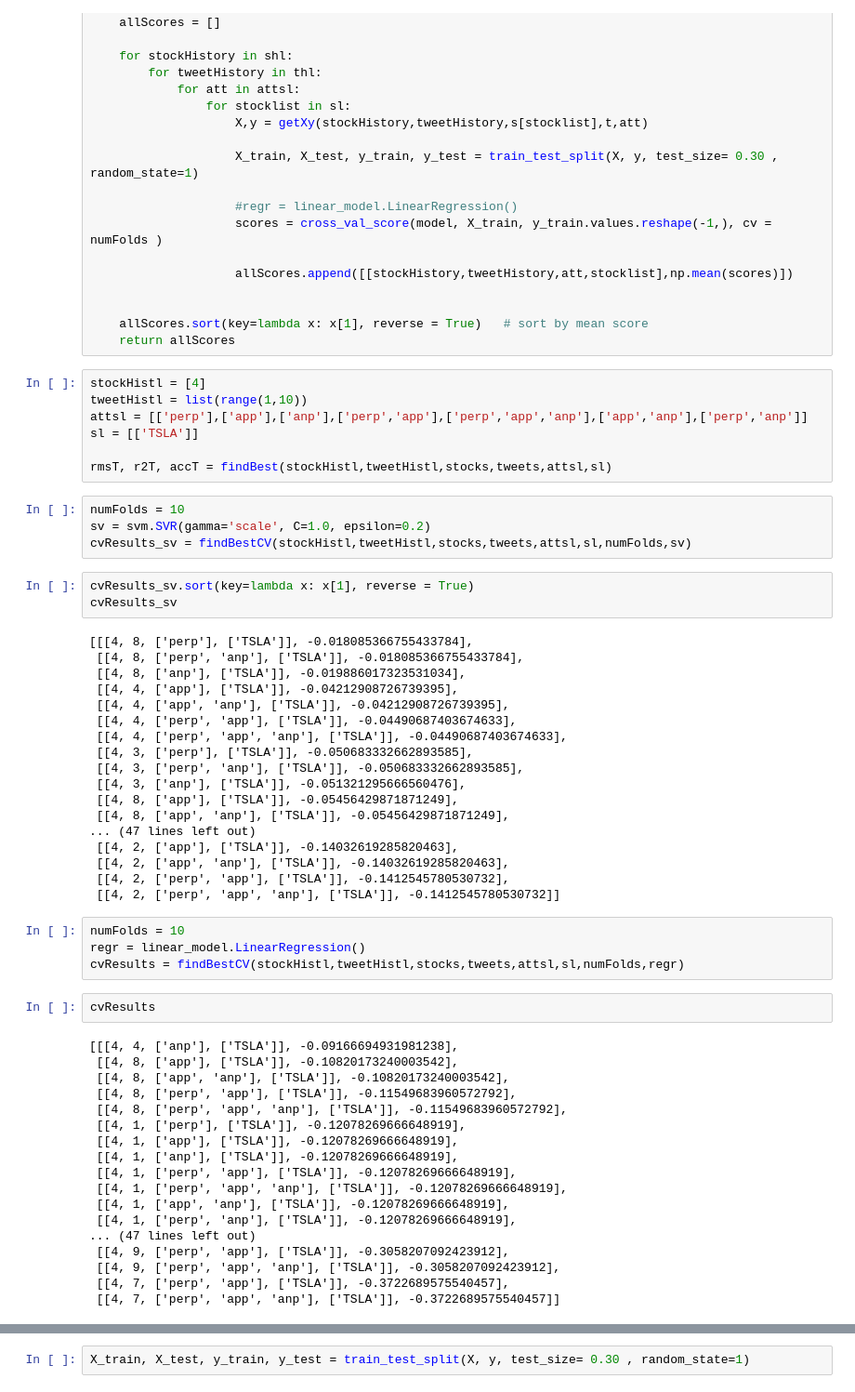
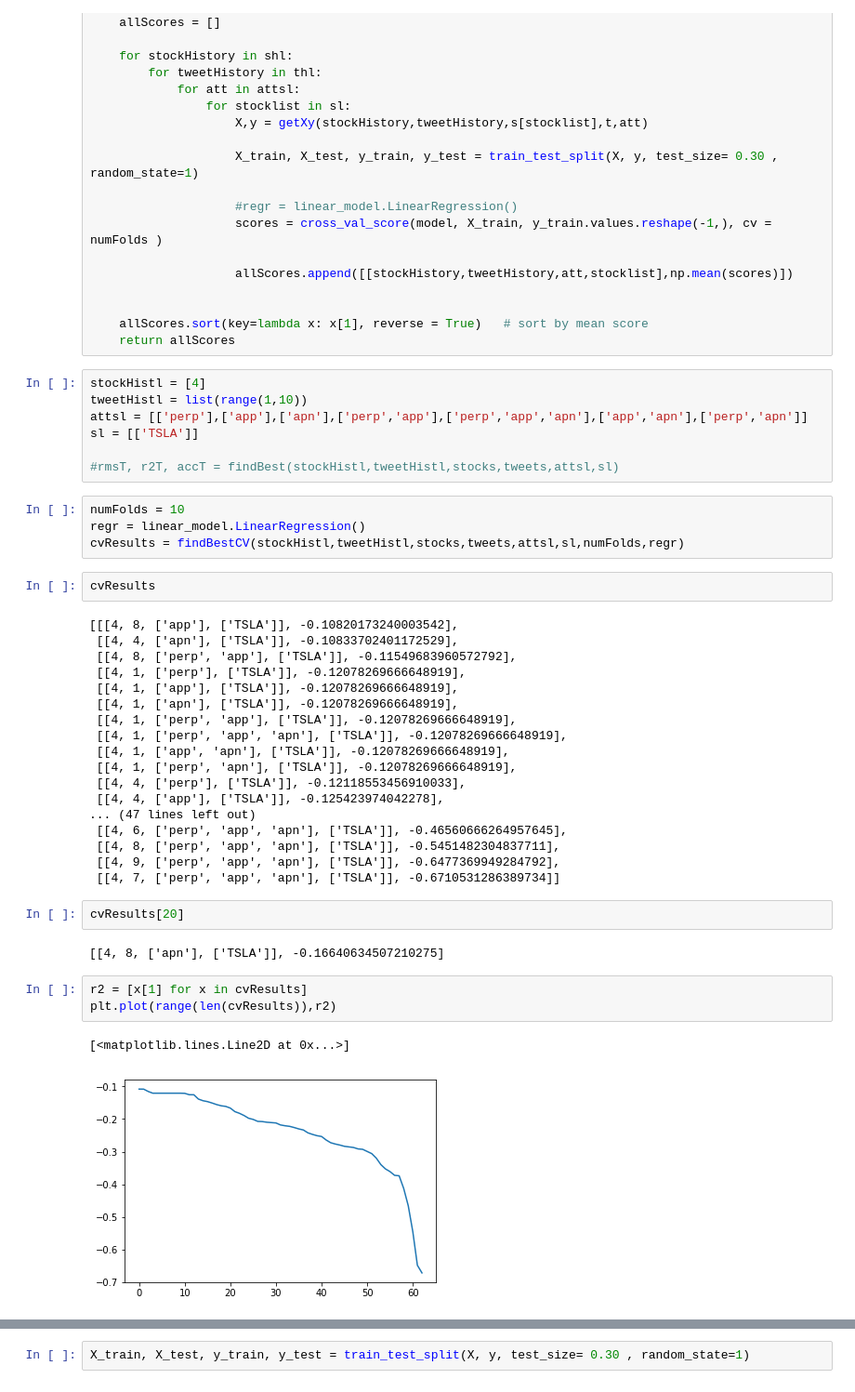
Before and after one commit to nicwigs/482, a Jupyter notebook: project/effectsOfTwitterOnlymodel.ipynb, the cells around one changed output, grey strips where cells are left out. Shown at 93% size. Saved outputs shown, nothing was run; the diff lists cells and outputs as text.

```diff
--- a/project/effectsOfTwitterOnlymodel.ipynb
+++ b/project/effectsOfTwitterOnlymodel.ipynb
@@ -249,35 +220,10 @@ def findBestCV(shl,thl,s,t,attsl,sl,numFolds, model):
 # %%
 stockHistl = [4]
 tweetHistl = list(range(1,10))
-attsl = [['perp'],['app'],['anp'],['perp','app'],['perp','app','anp'],['app','anp'],['perp','anp']]
+attsl = [['perp'],['app'],['apn'],['perp','app'],['perp','app','apn'],['app','apn'],['perp','apn']]
 sl = [['TSLA']]
 
-rmsT, r2T, accT = findBest(stockHistl,tweetHistl,stocks,tweets,attsl,sl)
+#rmsT, r2T, accT = findBest(stockHistl,tweetHistl,stocks,tweets,attsl,sl)
-# %%
-numFolds = 10
-sv = svm.SVR(gamma='scale', C=1.0, epsilon=0.2)
-cvResults_sv = findBestCV(stockHistl,tweetHistl,stocks,tweets,attsl,sl,numFolds,sv)
-# %%
-cvResults_sv.sort(key=lambda x: x[1], reverse = True)
-cvResults_sv
-# %% [output]
-[[[4, 8, ['perp'], ['TSLA']], -0.018085366755433784],
- [[4, 8, ['perp', 'anp'], ['TSLA']], -0.018085366755433784],
- [[4, 8, ['anp'], ['TSLA']], -0.019886017323531034],
- [[4, 4, ['app'], ['TSLA']], -0.04212908726739395],
- [[4, 4, ['app', 'anp'], ['TSLA']], -0.04212908726739395],
- [[4, 4, ['perp', 'app'], ['TSLA']], -0.04490687403674633],
- [[4, 4, ['perp', 'app', 'anp'], ['TSLA']], -0.04490687403674633],
- [[4, 3, ['perp'], ['TSLA']], -0.050683332662893585],
- [[4, 3, ['perp', 'anp'], ['TSLA']], -0.050683332662893585],
- [[4, 3, ['anp'], ['TSLA']], -0.051321295666560476],
- [[4, 8, ['app'], ['TSLA']], -0.05456429871871249],
- [[4, 8, ['app', 'anp'], ['TSLA']], -0.05456429871871249],
-... (47 lines left out)
- [[4, 2, ['app'], ['TSLA']], -0.14032619285820463],
- [[4, 2, ['app', 'anp'], ['TSLA']], -0.14032619285820463],
- [[4, 2, ['perp', 'app'], ['TSLA']], -0.1412545780530732],
- [[4, 2, ['perp', 'app', 'anp'], ['TSLA']], -0.1412545780530732]]
 # %%
 numFolds = 10
 regr = linear_model.LinearRegression()
@@ -285,22 +231,32 @@ cvResults = findBestCV(stockHistl,tweetHistl,stocks,tweets,attsl,sl,numFolds,reg
 # %%
 cvResults
 # %% [output]
-[[[4, 4, ['anp'], ['TSLA']], -0.09166694931981238],
- [[4, 8, ['app'], ['TSLA']], -0.10820173240003542],
- [[4, 8, ['app', 'anp'], ['TSLA']], -0.10820173240003542],
+[[[4, 8, ['app'], ['TSLA']], -0.10820173240003542],
+ [[4, 4, ['apn'], ['TSLA']], -0.10833702401172529],
  [[4, 8, ['perp', 'app'], ['TSLA']], -0.11549683960572792],
- [[4, 8, ['perp', 'app', 'anp'], ['TSLA']], -0.11549683960572792],
  [[4, 1, ['perp'], ['TSLA']], -0.12078269666648919],
  [[4, 1, ['app'], ['TSLA']], -0.12078269666648919],
- [[4, 1, ['anp'], ['TSLA']], -0.12078269666648919],
+ [[4, 1, ['apn'], ['TSLA']], -0.12078269666648919],
  [[4, 1, ['perp', 'app'], ['TSLA']], -0.12078269666648919],
- [[4, 1, ['perp', 'app', 'anp'], ['TSLA']], -0.12078269666648919],
- [[4, 1, ['app', 'anp'], ['TSLA']], -0.12078269666648919],
- [[4, 1, ['perp', 'anp'], ['TSLA']], -0.12078269666648919],
+ [[4, 1, ['perp', 'app', 'apn'], ['TSLA']], -0.12078269666648919],
+ [[4, 1, ['app', 'apn'], ['TSLA']], -0.12078269666648919],
+ [[4, 1, ['perp', 'apn'], ['TSLA']], -0.12078269666648919],
+ [[4, 4, ['perp'], ['TSLA']], -0.12118553456910033],
+ [[4, 4, ['app'], ['TSLA']], -0.125423974042278],
 ... (47 lines left out)
- [[4, 9, ['perp', 'app'], ['TSLA']], -0.3058207092423912],
- [[4, 9, ['perp', 'app', 'anp'], ['TSLA']], -0.3058207092423912],
- [[4, 7, ['perp', 'app'], ['TSLA']], -0.3722689575540457],
- [[4, 7, ['perp', 'app', 'anp'], ['TSLA']], -0.3722689575540457]]
+ [[4, 6, ['perp', 'app', 'apn'], ['TSLA']], -0.46560666264957645],
+ [[4, 8, ['perp', 'app', 'apn'], ['TSLA']], -0.5451482304837711],
+ [[4, 9, ['perp', 'app', 'apn'], ['TSLA']], -0.6477369949284792],
+ [[4, 7, ['perp', 'app', 'apn'], ['TSLA']], -0.6710531286389734]]
+# %%
+cvResults[20]
+# %% [output]
+[[4, 8, ['apn'], ['TSLA']], -0.16640634507210275]
+# %%
+r2 = [x[1] for x in cvResults]
+plt.plot(range(len(cvResults)),r2)
+# %% [output]
+[<matplotlib.lines.Line2D at 0x...>]
+[figure, added]
 # %%
 stockHist = 4                          # How far in the past (days) do we look for stock
```
Also changed, not shown: parts of 13 cells of this notebook.
